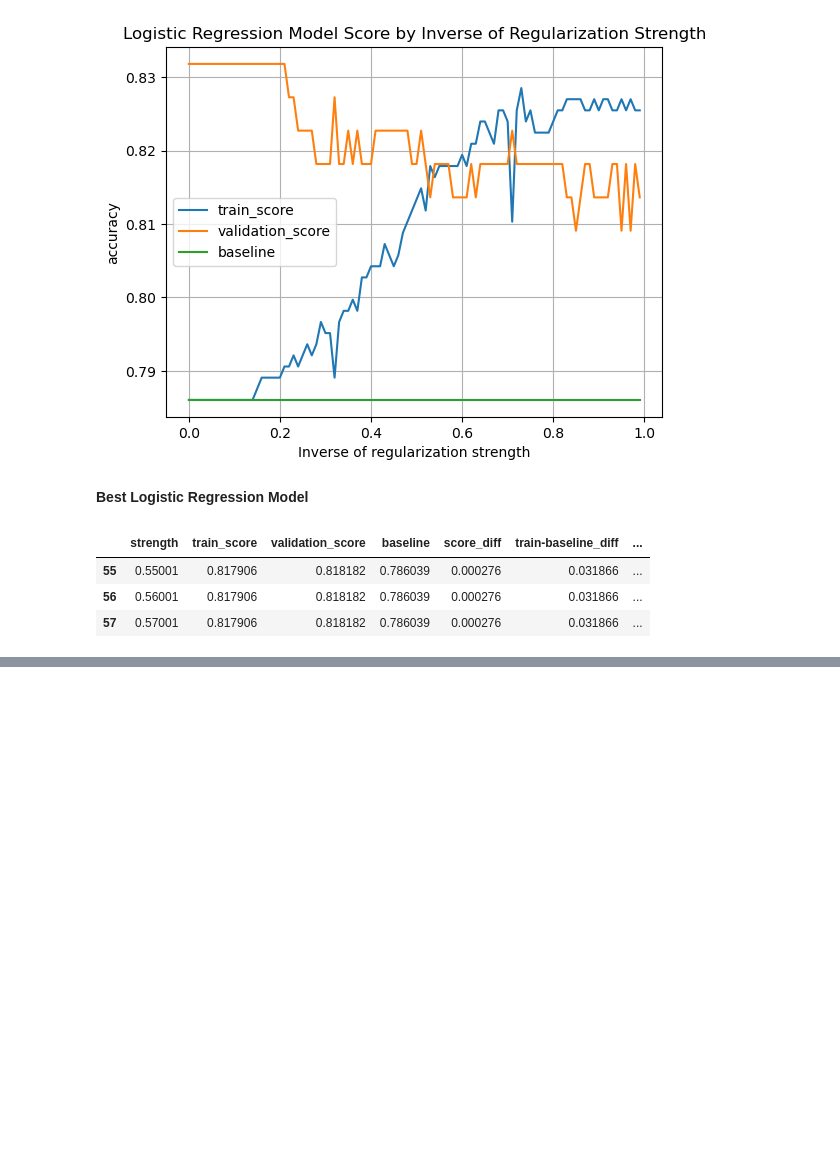
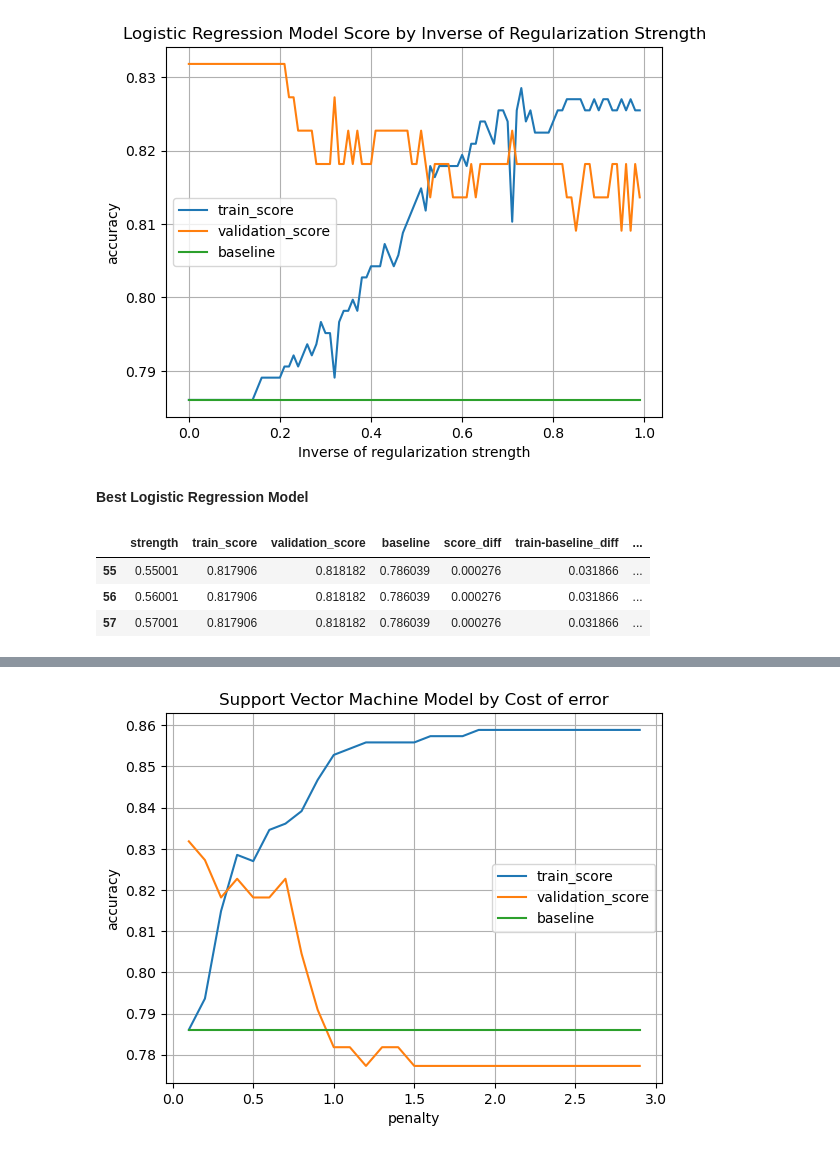
Before and after one commit to MigashaneVictoire/kev, a Jupyter notebook: modeling.ipynb, the cells around one changed output, grey strips where cells are left out. Saved outputs shown, nothing was run; the diff lists cells and outputs as text; code cells hidden in the pictures; blank space fills up the shorter version.

Commit message:
add svm model

```diff
--- a/modeling.ipynb
+++ b/modeling.ipynb
@@ -317,0 +343,27 @@ zoom_in[zoom_in.score_diff == zoom_in.score_diff.min()]
+# %%
+# c is cost or penalty for miss classifing points
+
+result_array = []
+for cost in np.arange(0.1,3,0.1):
+    # create a svm object
+    # SVC = support vector classifier
+    svmclf = svm.SVC(C=cost,kernel="linear", gamma="auto", decision_function_shape= "ovr")
+    # fit the data to the svm obbject
+    # only fit the model on the training dataset
+    svmclf.fit(xtrain, ytrain)
+    # use the knn obkect to train the data and get the training score
+    train_score = svmclf.score(xtrain, ytrain)
+    val_score = svmclf.score(xval, yval)
+
+    result = {
+        "penalty": cost,
+        "train_score": train_score,
+        "validation_score": val_score,
+        "baseline": baseline_acc,
+        "score_diff": abs(train_score - val_score),
+        "train-baseline_diff": train_score - baseline_acc,
+        "validate-baseline_diff": val_score - baseline_acc
+    }
+    result_array.append(result)
+svm_df = pd.DataFrame(result_array)
+svm_df.head()
@@ -317,0 +377,9 @@ zoom_in[zoom_in.score_diff == zoom_in.score_diff.min()]
+# %%
+svm_df[svm_df.columns[:-3]].set_index("penalty").plot()
+plt.grid(visible=True)
+plt.xlabel("penalty")
+plt.ylabel("accuracy")
+plt.title("Support Vector Machine Model by Cost of error")
+plt.show()
+# %% [output]
+[figure, added]
```
Also changed, not shown: parts of 17 cells of this notebook.
